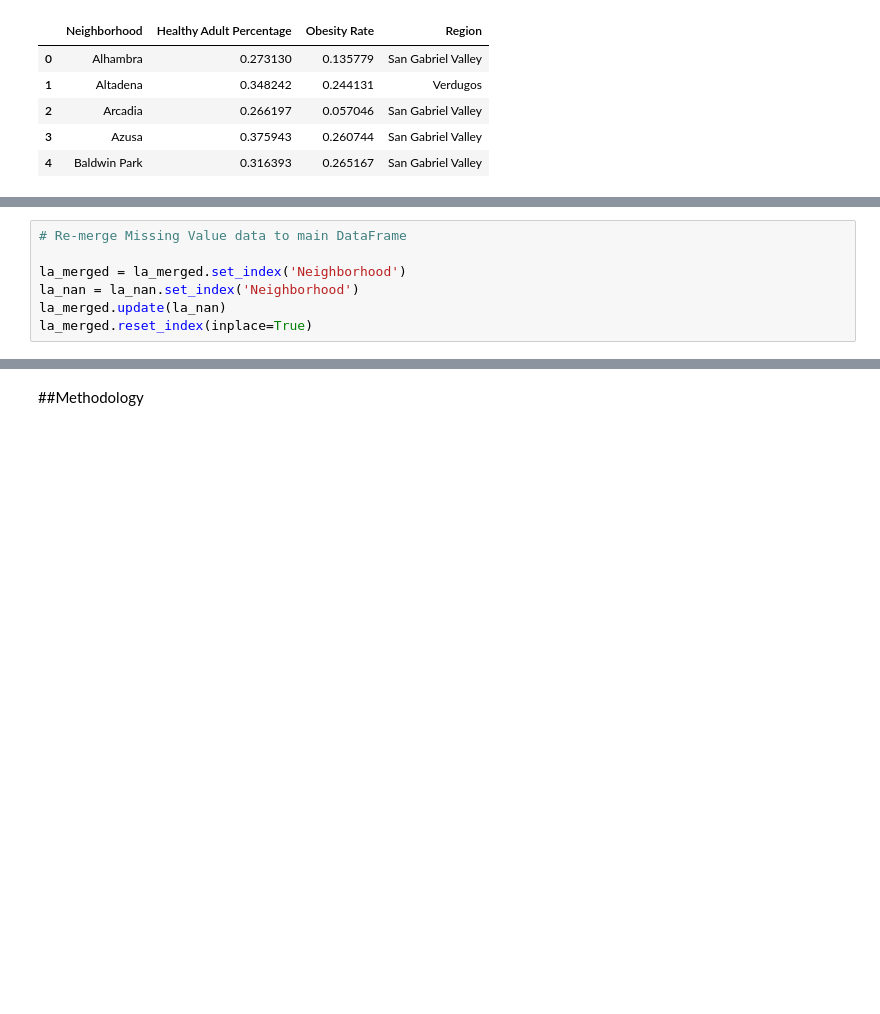
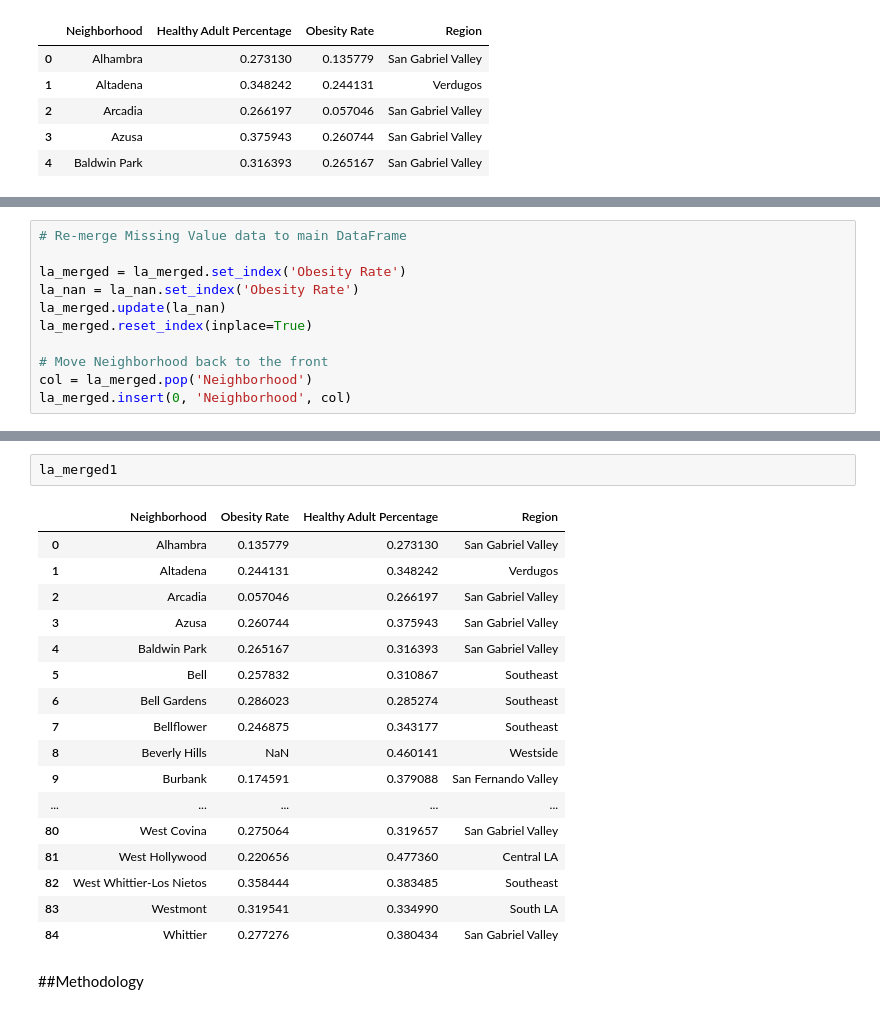
Before and after one commit to tomthomas/Capstone_project_neighborhood_health_analysis, a Jupyter notebook: Capstone_BOTN_TomT.ipynb, the cells around one changed output, grey strips where cells are left out. Saved outputs shown, nothing was run; the diff lists cells and outputs as text; blank space fills up the shorter version.

```diff
--- a/Capstone_BOTN_TomT.ipynb
+++ b/Capstone_BOTN_TomT.ipynb
@@ -230,7 +260,11 @@ la_nan
 # %%
 # Re-merge Missing Value data to main DataFrame
 
-la_merged = la_merged.set_index('Neighborhood')
-la_nan = la_nan.set_index('Neighborhood')
+la_merged = la_merged.set_index('Obesity Rate')
+la_nan = la_nan.set_index('Obesity Rate')
 la_merged.update(la_nan)
 la_merged.reset_index(inplace=True)
+
+# Move Neighborhood back to the front
+col = la_merged.pop('Neighborhood')
+la_merged.insert(0, 'Neighborhood', col)
@@ -256,3 +315,23 @@ la_merged.head()
+# %%
+la_merged1
+# %% [output]
+|  | Neighborhood | Obesity Rate | Healthy Adult Percentage | Region |
+| 0 | Alhambra | 0.135779 | 0.273130 | San Gabriel Valley |
+| 1 | Altadena | 0.244131 | 0.348242 | Verdugos |
+| 2 | Arcadia | 0.057046 | 0.266197 | San Gabriel Valley |
+| 3 | Azusa | 0.260744 | 0.375943 | San Gabriel Valley |
+| 4 | Baldwin Park | 0.265167 | 0.316393 | San Gabriel Valley |
+| 5 | Bell | 0.257832 | 0.310867 | Southeast |
+| 6 | Bell Gardens | 0.286023 | 0.285274 | Southeast |
+| 7 | Bellflower | 0.246875 | 0.343177 | Southeast |
+| 8 | Beverly Hills | NaN | 0.460141 | Westside |
+| 9 | Burbank | 0.174591 | 0.379088 | San Fernando Valley |
+| ... | ... | ... | ... | ... |
+| 80 | West Covina | 0.275064 | 0.319657 | San Gabriel Valley |
+| 81 | West Hollywood | 0.220656 | 0.477360 | Central LA |
+| 82 | West Whittier-Los Nietos | 0.358444 | 0.383485 | Southeast |
+| 83 | Westmont | 0.319541 | 0.334990 | South LA |
+| 84 | Whittier | 0.277276 | 0.380434 | San Gabriel Valley |
 # %% [markdown]
 ##Methodology<a name="methodology"></a>
 # %% [markdown]
```
Also changed, not shown: parts of 70 cells of this notebook.
